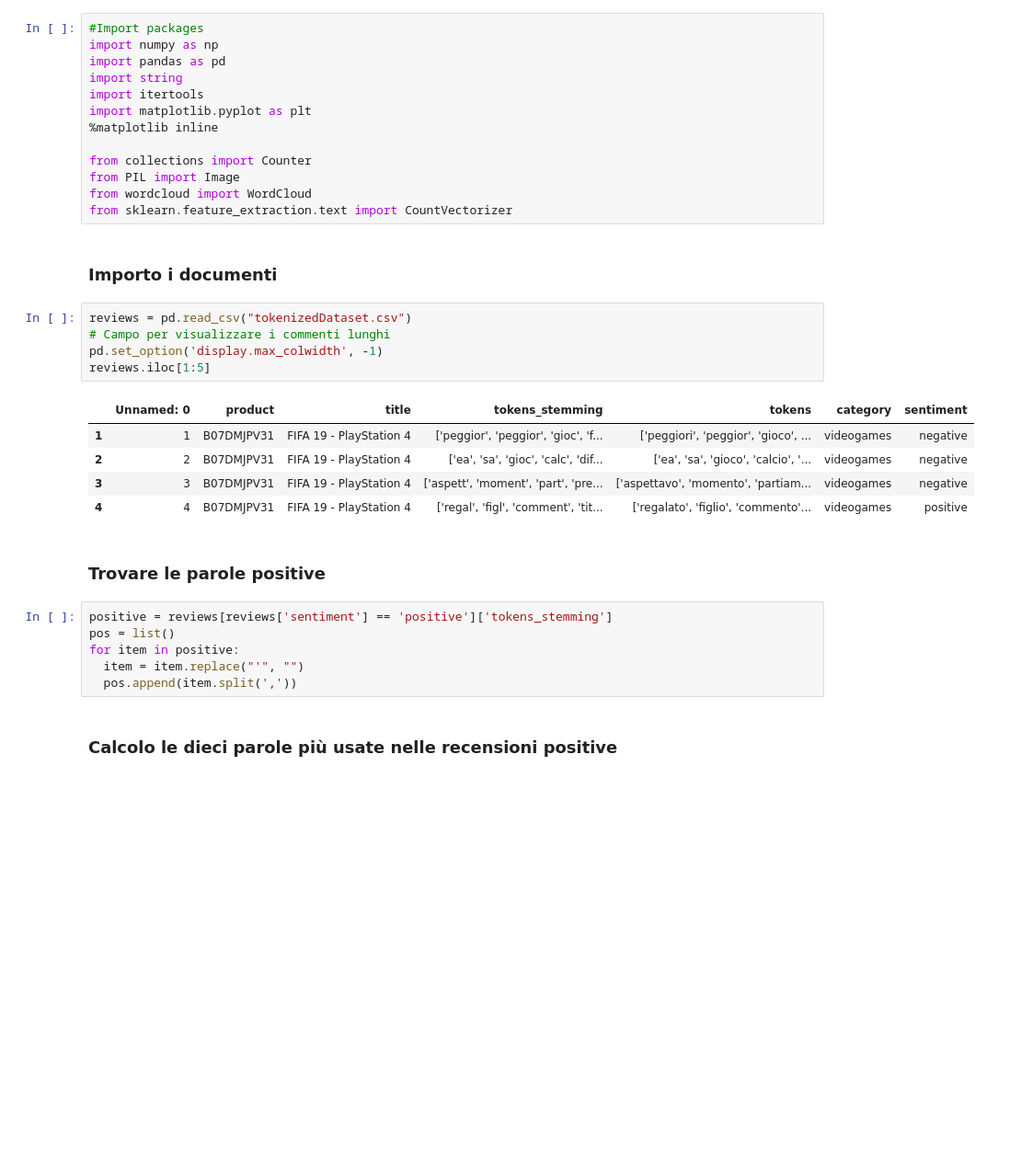
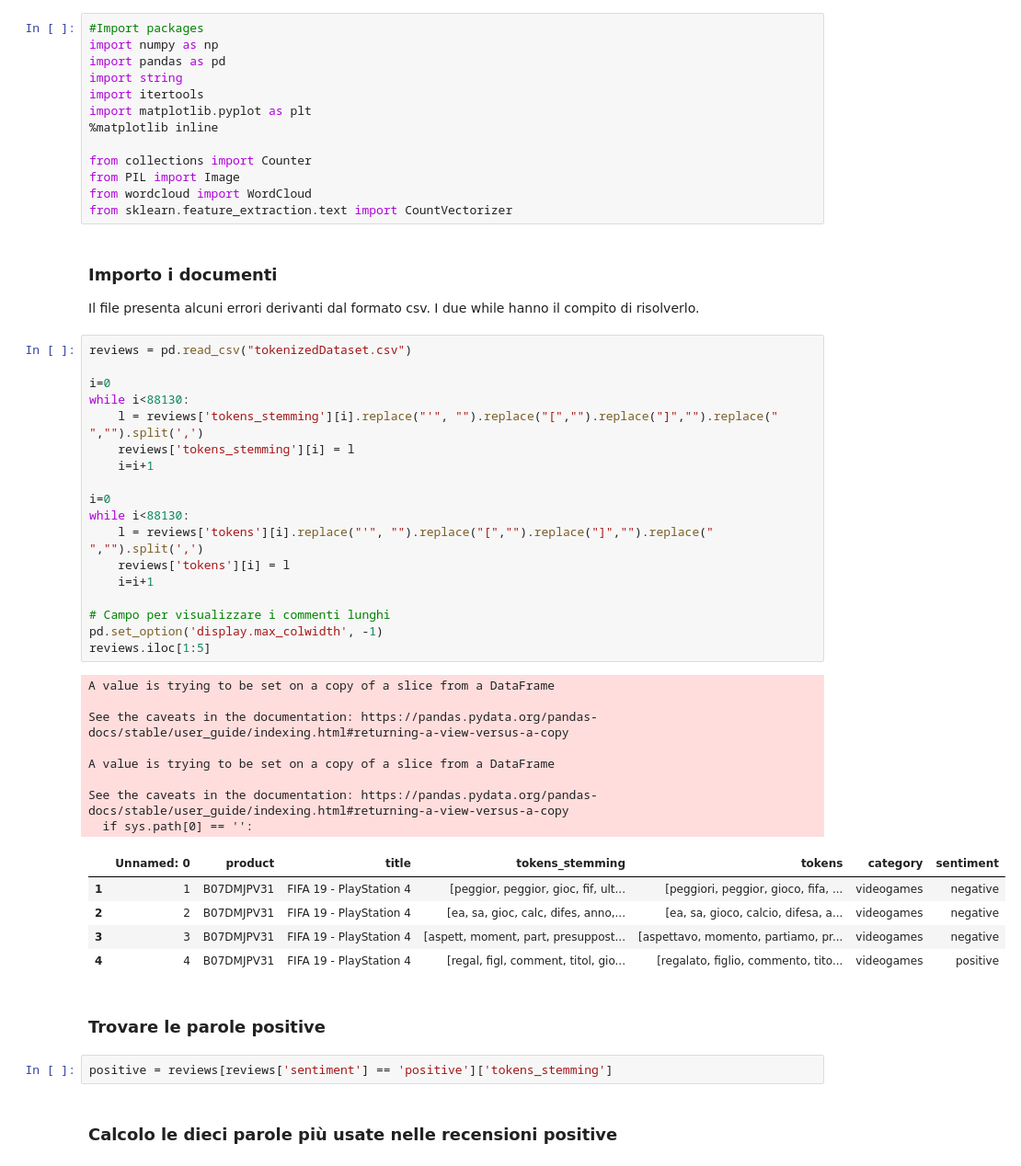
Before and after one commit to vittoriomaggio/amazon-reviews, a Jupyter notebook: code/Sentiment_Analysis/Pos_Neg.ipynb, the cells around one changed output. Shown at 92% size. Cells and saved outputs as stored; diff of their text form; blank space fills up the shorter version.

```diff
--- a/code/Sentiment_Analysis/Pos_Neg.ipynb
+++ b/code/Sentiment_Analysis/Pos_Neg.ipynb
@@ -13,27 +13,45 @@ from collections import Counter
 from PIL import Image
 from wordcloud import WordCloud
 from sklearn.feature_extraction.text import CountVectorizer
-# %% [markdown]
-### Importo i documenti
+# %% [markdown]
+### Importo i documenti
+Il file presenta alcuni errori derivanti dal formato csv. I due while hanno il compito di risolverlo.
 # %%
 reviews = pd.read_csv("tokenizedDataset.csv")
+
+i=0
+while i<88130:
+    l = reviews['tokens_stemming'][i].replace("'", "").replace("[","").replace("]","").replace(" ","").split(',')
+    reviews['tokens_stemming'][i] = l
+    i=i+1
+
+i=0
+while i<88130:
+    l = reviews['tokens'][i].replace("'", "").replace("[","").replace("]","").replace(" ","").split(',')
+    reviews['tokens'][i] = l
+    i=i+1
+
 # Campo per visualizzare i commenti lunghi
 pd.set_option('display.max_colwidth', -1)
 reviews.iloc[1:5]
 # %% [output]
+A value is trying to be set on a copy of a slice from a DataFrame
+
+See the caveats in the documentation: https://pandas.pydata.org/pandas-docs/stable/user_guide/indexing.html#returning-a-view-versus-a-copy
+
+A value is trying to be set on a copy of a slice from a DataFrame
+
+See the caveats in the documentation: https://pandas.pydata.org/pandas-docs/stable/user_guide/indexing.html#returning-a-view-versus-a-copy
+  if sys.path[0] == '':
 |  | Unnamed: 0 | product | title | tokens_stemming | tokens | category | sentiment |
-| 1 | 1 | B07DMJPV31 | FIFA 19 - PlayStation 4 | ['peggior', 'peggior', 'gioc', 'f... | ['peggiori', 'peggior', 'gioco', ... | videogames | negative |
-| 2 | 2 | B07DMJPV31 | FIFA 19 - PlayStation 4 | ['ea', 'sa', 'gioc', 'calc', 'dif... | ['ea', 'sa', 'gioco', 'calcio', '... | videogames | negative |
-| 3 | 3 | B07DMJPV31 | FIFA 19 - PlayStation 4 | ['aspett', 'moment', 'part', 'pre... | ['aspettavo', 'momento', 'partiam... | videogames | negative |
-| 4 | 4 | B07DMJPV31 | FIFA 19 - PlayStation 4 | ['regal', 'figl', 'comment', 'tit... | ['regalato', 'figlio', 'commento'... | videogames | positive |
+| 1 | 1 | B07DMJPV31 | FIFA 19 - PlayStation 4 | [peggior, peggior, gioc, fif, ult... | [peggiori, peggior, gioco, fifa, ... | videogames | negative |
+| 2 | 2 | B07DMJPV31 | FIFA 19 - PlayStation 4 | [ea, sa, gioc, calc, difes, anno,... | [ea, sa, gioco, calcio, difesa, a... | videogames | negative |
+| 3 | 3 | B07DMJPV31 | FIFA 19 - PlayStation 4 | [aspett, moment, part, presuppost... | [aspettavo, momento, partiamo, pr... | videogames | negative |
+| 4 | 4 | B07DMJPV31 | FIFA 19 - PlayStation 4 | [regal, figl, comment, titol, gio... | [regalato, figlio, commento, tito... | videogames | positive |
 # %% [markdown]
 ### Trovare le parole positive
 # %%
 positive = reviews[reviews['sentiment'] == 'positive']['tokens_stemming']
-pos = list()
-for item in positive:
-  item = item.replace("'", "")
-  pos.append(item.split(','))
 # %% [markdown]
 ### Calcolo le dieci parole più usate nelle recensioni positive
 # %%
```
Also changed, not shown: parts of 5 cells of this notebook.
